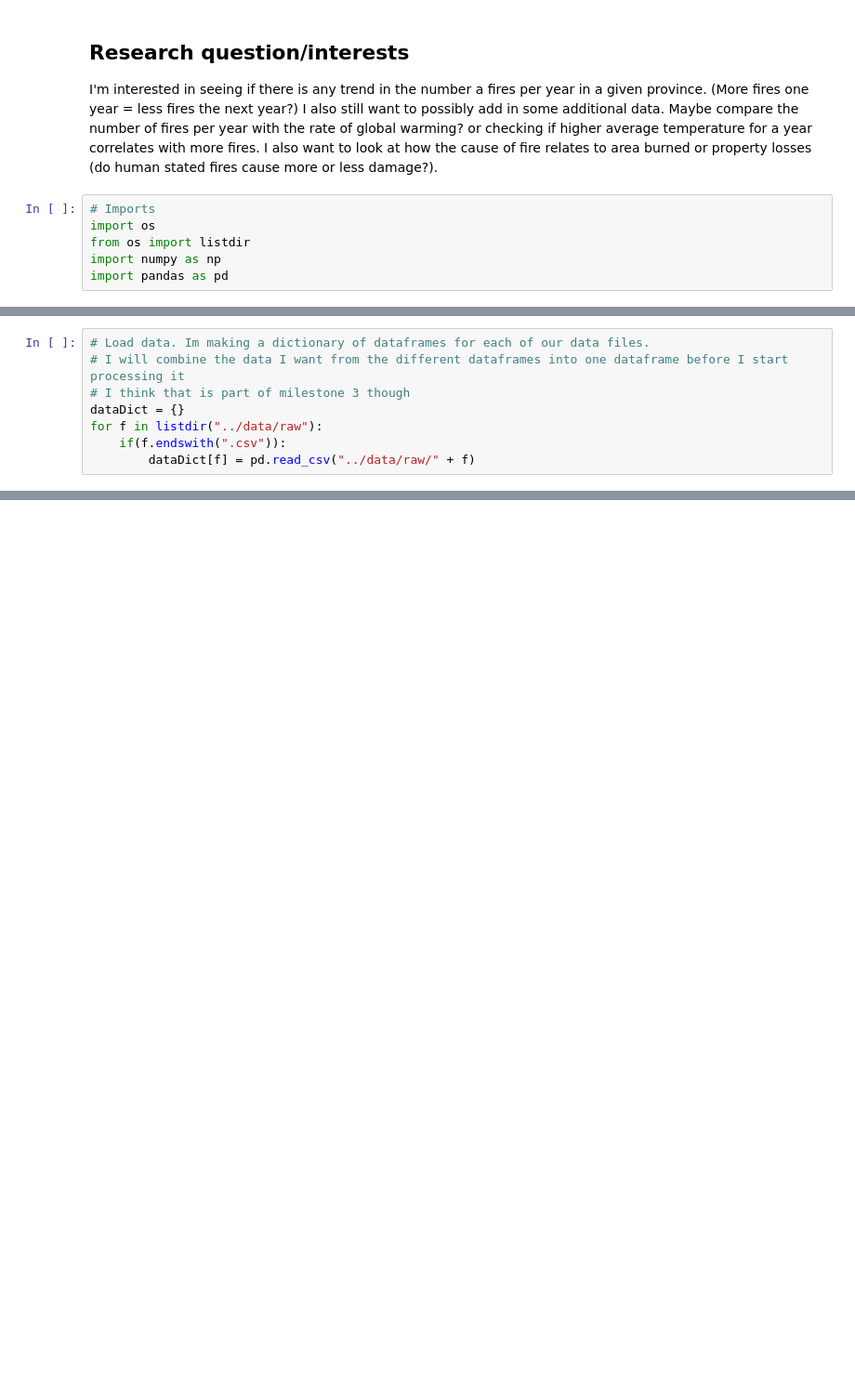
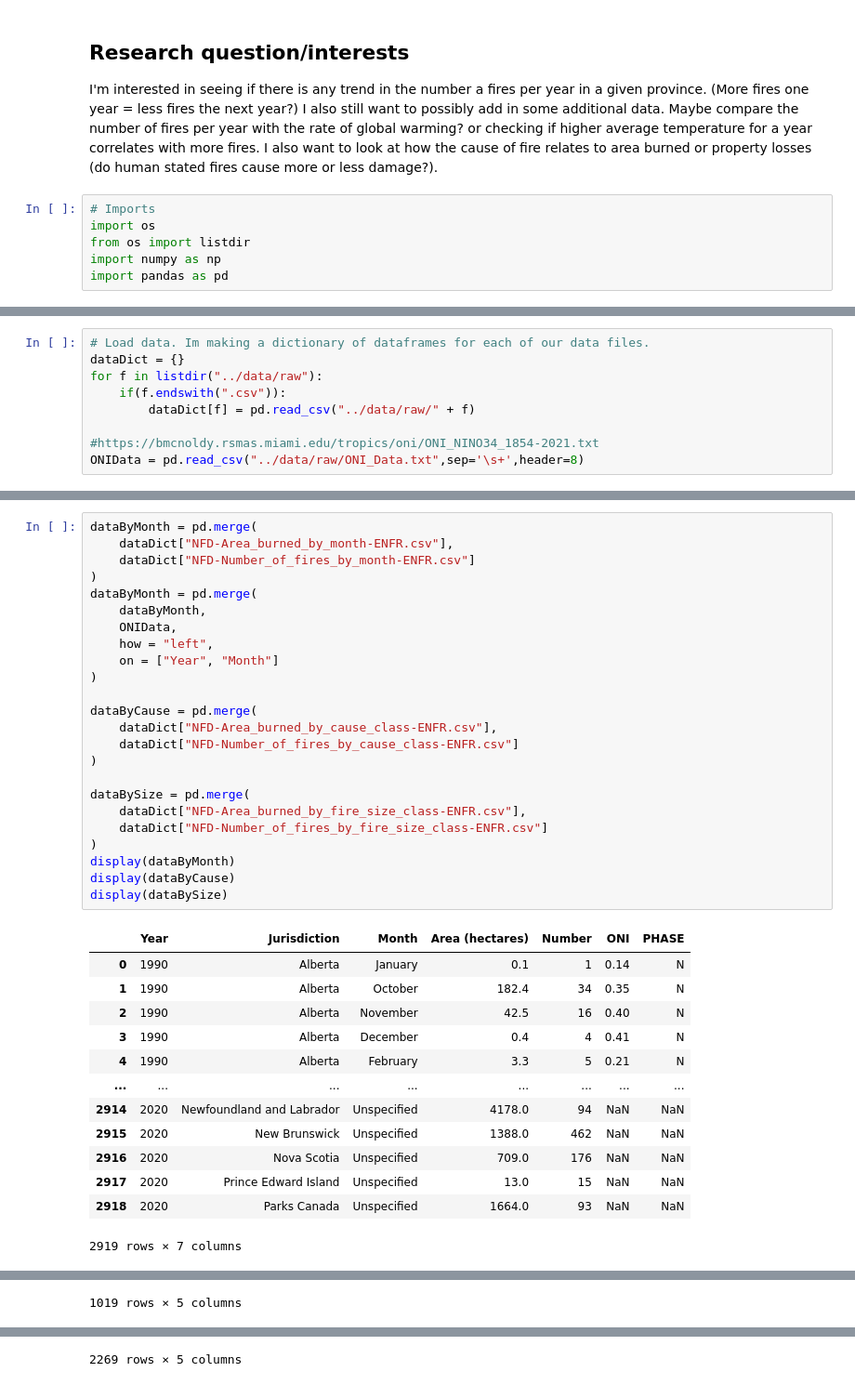
Before and after one commit to data301-2021-winter1/project-group33-project, a Jupyter notebook: notebooks/analysis1.ipynb, the cells around one changed output, grey strips where cells are left out. Shown: that part at 93% size. Drawn from its saved outputs; the diff is of its cells as text; blank space fills up the shorter version.

Commit message:
Worked on data cleaning pipeline. Also added new datasource showing monthly ONI climate data

```diff
--- a/notebooks/analysis1.ipynb
+++ b/notebooks/analysis1.ipynb
@@ -12,8 +14,9 @@ import pandas as pd
 # %%
 # Load data. Im making a dictionary of dataframes for each of our data files.
-# I will combine the data I want from the different dataframes into one dataframe before I start processing it
-# I think that is part of milestone 3 though
 dataDict = {}
 for f in listdir("../data/raw"):
     if(f.endswith(".csv")):
         dataDict[f] = pd.read_csv("../data/raw/" + f)
+
+#https://bmcnoldy.rsmas.miami.edu/tropics/oni/ONI_NINO34_1854-2021.txt
+ONIData = pd.read_csv("../data/raw/ONI_Data.txt",sep='\s+',header=8)
@@ -131,0 +142,38 @@ dataDict["NFD-Property_losses_from_fires-ENFR.csv"]
+# %%
+dataByMonth = pd.merge(
+    dataDict["NFD-Area_burned_by_month-ENFR.csv"],
+    dataDict["NFD-Number_of_fires_by_month-ENFR.csv"]
+)
+dataByMonth = pd.merge(
+    dataByMonth,
+    ONIData,
+    how = "left",
+    on = ["Year", "Month"]
+)
+
+dataByCause = pd.merge(
+    dataDict["NFD-Area_burned_by_cause_class-ENFR.csv"],
+    dataDict["NFD-Number_of_fires_by_cause_class-ENFR.csv"]
+)
+
+dataBySize = pd.merge(
+    dataDict["NFD-Area_burned_by_fire_size_class-ENFR.csv"],
+    dataDict["NFD-Number_of_fires_by_fire_size_class-ENFR.csv"]
+)
+display(dataByMonth)
+display(dataByCause)
+display(dataBySize)
+# %% [output]
+|  | Year | Jurisdiction | Month | Area (hectares) | Number | ONI | PHASE |
+| 0 | 1990 | Alberta | January | 0.1 | 1 | 0.14 | N |
+| 1 | 1990 | Alberta | October | 182.4 | 34 | 0.35 | N |
+| 2 | 1990 | Alberta | November | 42.5 | 16 | 0.40 | N |
+| 3 | 1990 | Alberta | December | 0.4 | 4 | 0.41 | N |
+| 4 | 1990 | Alberta | February | 3.3 | 5 | 0.21 | N |
+| ... | ... | ... | ... | ... | ... | ... | ... |
+| 2914 | 2020 | Newfoundland and Labrador | Unspecified | 4178.0 | 94 | NaN | NaN |
+| 2915 | 2020 | New Brunswick | Unspecified | 1388.0 | 462 | NaN | NaN |
+| 2916 | 2020 | Nova Scotia | Unspecified | 709.0 | 176 | NaN | NaN |
+| 2917 | 2020 | Prince Edward Island | Unspecified | 13.0 | 15 | NaN | NaN |
+| 2918 | 2020 | Parks Canada | Unspecified | 1664.0 | 93 | NaN | NaN |
+2919 rows × 7 columns
@@ -131,0 +192 @@ dataDict["NFD-Property_losses_from_fires-ENFR.csv"]
+1019 rows × 5 columns
@@ -131,0 +205 @@ dataDict["NFD-Property_losses_from_fires-ENFR.csv"]
+2269 rows × 5 columns
```
Also changed, not shown: parts of 11 cells of this notebook, 1 other file.
